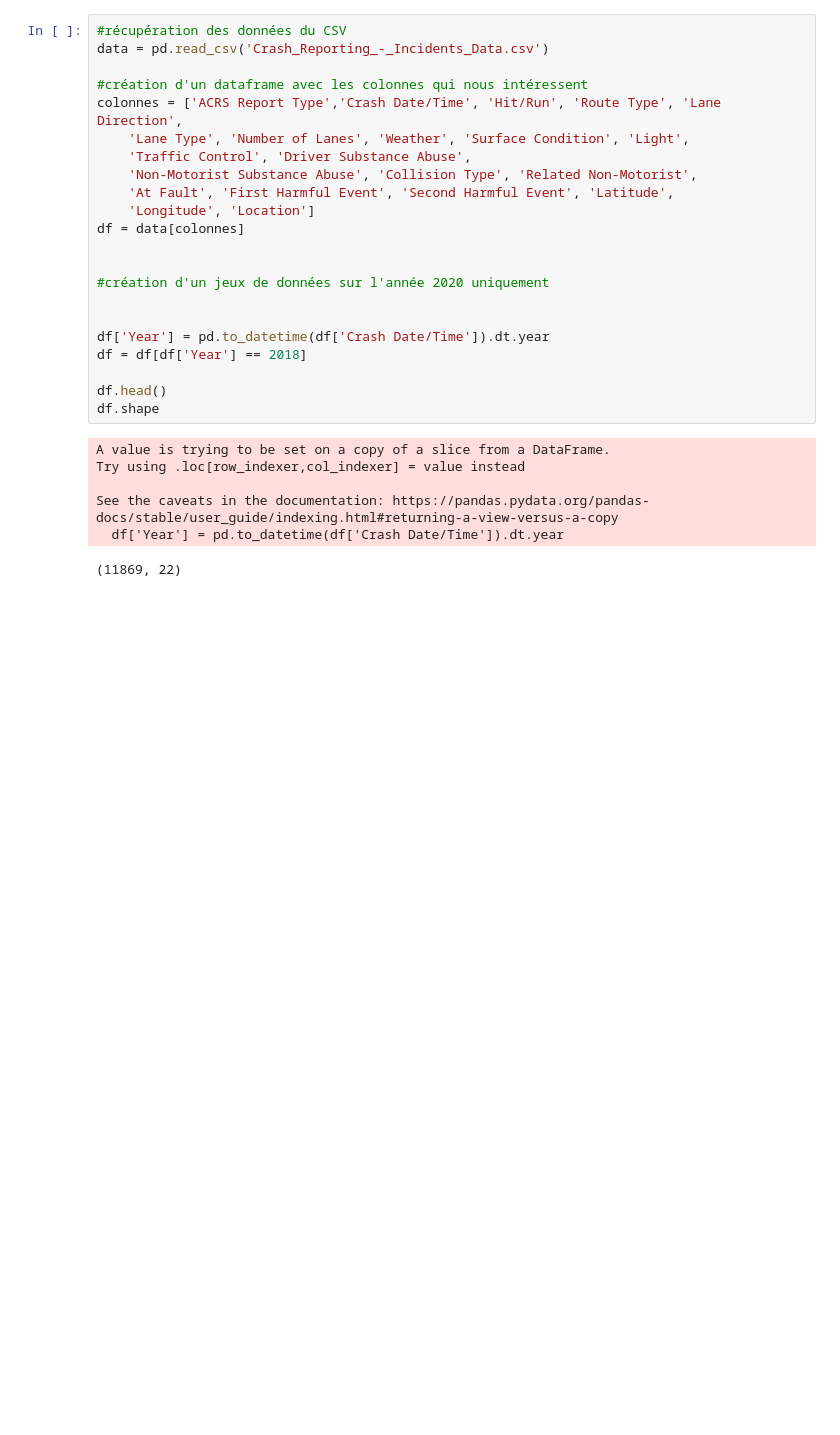
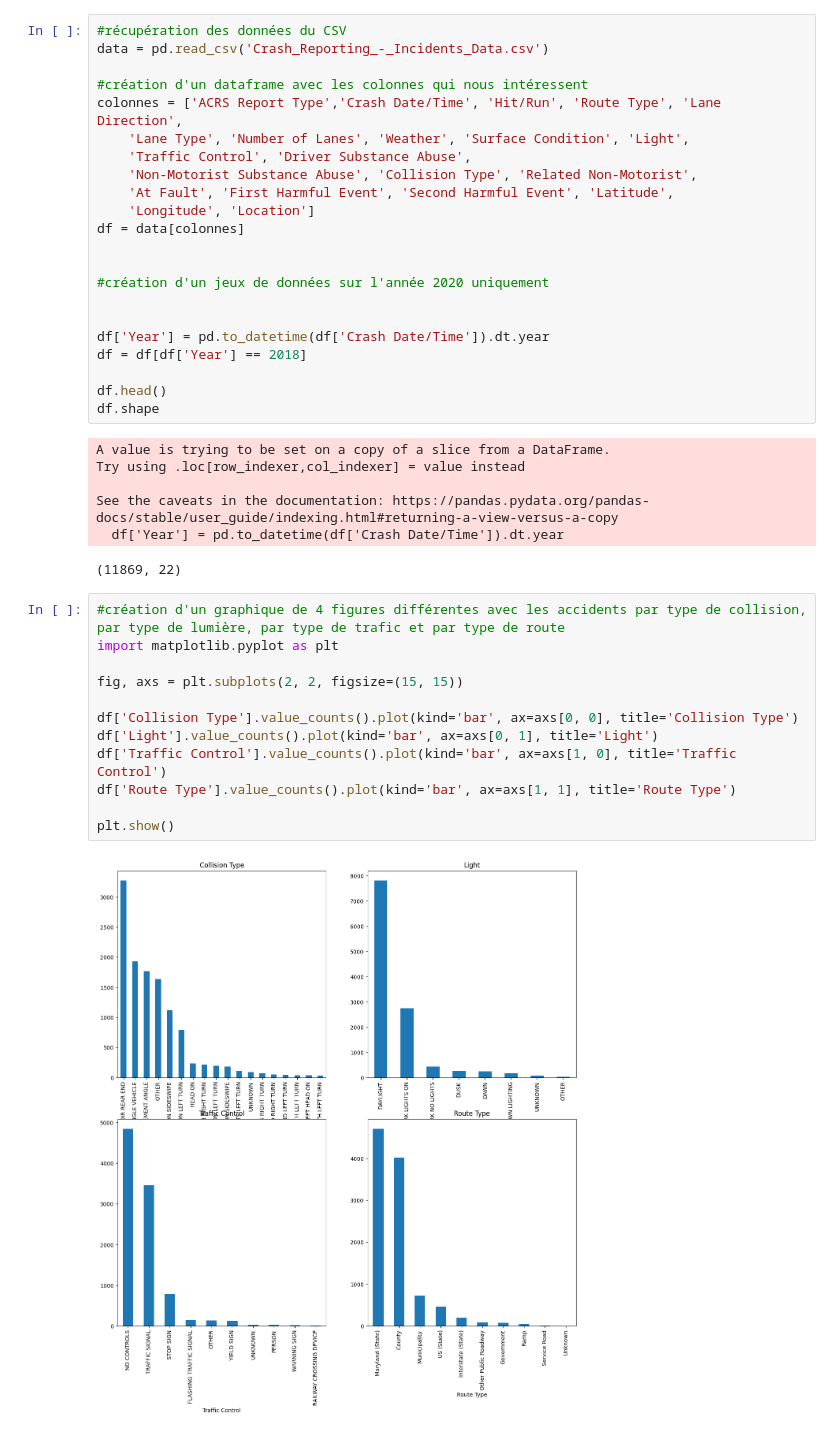
Before and after one commit to WltrH/Data-Accidents, a Jupyter notebook: Analisys.ipynb, the cells around one changed output. Cells and saved outputs as stored; diff of their text form; blank space fills up the shorter version.

Commit message:
Test on 4 graphiques

```diff
--- a/Analisys.ipynb
+++ b/Analisys.ipynb
@@ -251,3 +261,17 @@ Try using .loc[row_indexer,col_indexer] = value instead
 See the caveats in the documentation: https://pandas.pydata.org/pandas-docs/stable/user_guide/indexing.html#returning-a-view-versus-a-copy
   df['Year'] = pd.to_datetime(df['Crash Date/Time']).dt.year
 (11869, 22)
+# %%
+#création d'un graphique de 4 figures différentes avec les accidents par type de collision, par type de lumière, par type de trafic et par type de route
+import matplotlib.pyplot as plt
+
+fig, axs = plt.subplots(2, 2, figsize=(15, 15))
+
+df['Collision Type'].value_counts().plot(kind='bar', ax=axs[0, 0], title='Collision Type')
+df['Light'].value_counts().plot(kind='bar', ax=axs[0, 1], title='Light')
+df['Traffic Control'].value_counts().plot(kind='bar', ax=axs[1, 0], title='Traffic Control')
+df['Route Type'].value_counts().plot(kind='bar', ax=axs[1, 1], title='Route Type')
+
+plt.show()
+# %% [output]
+[figure, added]
```
Also changed, not shown: parts of 1 cell of this notebook.
